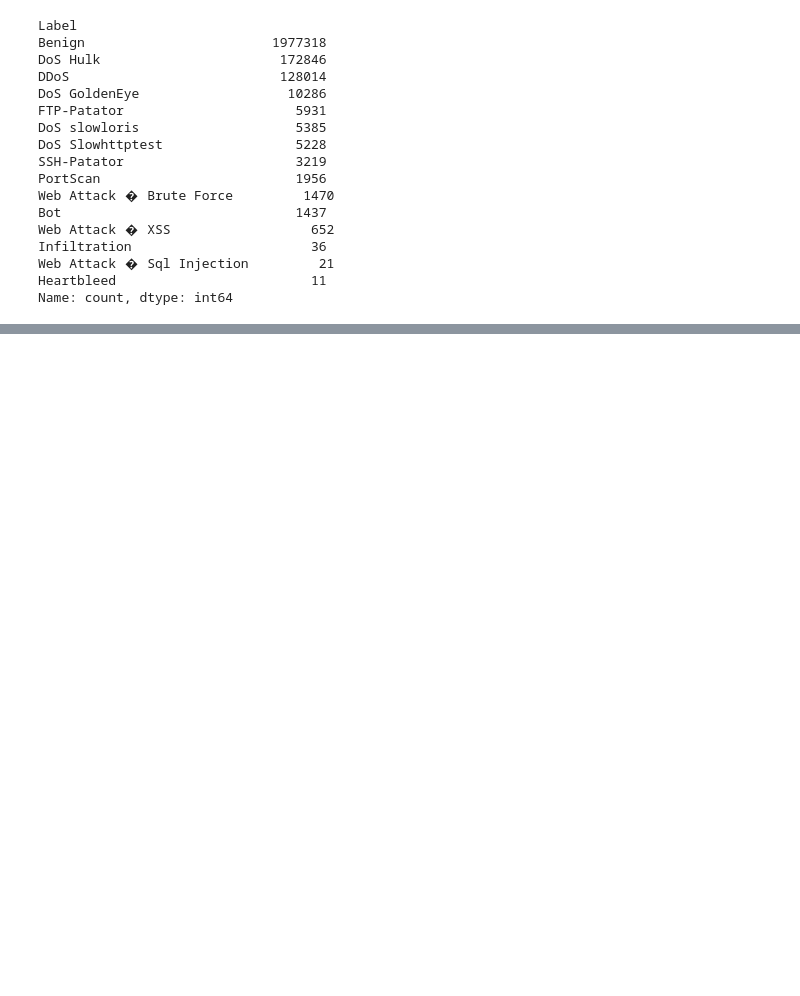
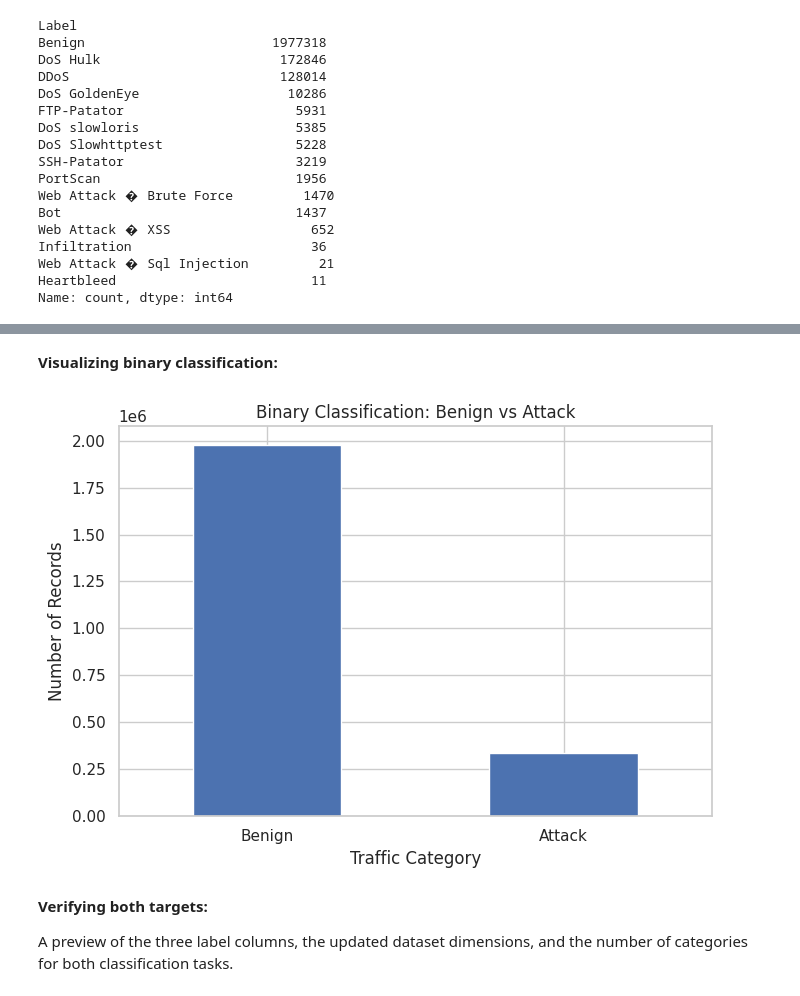
Before and after one commit to mynameisBhagya/ids-cicids2017, a Jupyter notebook: notebooks/CICIDS2017_Intrusion_Detection_Project.ipynb, the cells around one changed output, grey strips where cells are left out. Cells and saved outputs as stored; diff of their text form; code cells hidden in the pictures; blank space fills up the shorter version.

```diff
--- a/notebooks/CICIDS2017_Intrusion_Detection_Project.ipynb
+++ b/notebooks/CICIDS2017_Intrusion_Detection_Project.ipynb
@@ -276,0 +492,18 @@ Name: count, dtype: int64
+# %%
+# Identify records labelled as BENIGN, ignoring letter case
+benign_mask = df["Multiclass_Label"].str.upper() == "BENIGN"
+
+# Check that the dataset contains benign records
+if not benign_mask.any():
+    raise ValueError("BENIGN category was not found. Check the label names.")
+
+# Assign Benign to normal traffic and Attack to all other categories
+df["Binary_Label"] = np.where(
+    benign_mask,
+    "Benign",
+    "Attack"
+)
+
+# Display the binary classification counts
+print("Binary classification distribution:")
+display(df["Binary_Label"].value_counts().to_frame(name="Record Count"))
@@ -276,0 +516,27 @@ Name: count, dtype: int64
+# %% [markdown]
+**Visualizing binary classification:**
+# %%
+# Count the records in each binary category
+binary_counts = df["Binary_Label"].value_counts()
+
+# Create a bar chart
+plt.figure(figsize=(7, 5))
+
+# Plot the binary category counts
+binary_counts.plot(kind="bar")
+
+# Add chart labels and title
+plt.title("Binary Classification: Benign vs Attack")
+plt.xlabel("Traffic Category")
+plt.ylabel("Number of Records")
+
+# Display the chart
+plt.xticks(rotation=0)
+plt.tight_layout()
+plt.show()
+# %% [output]
+[figure, added]
+# %% [markdown]
+**Verifying both targets:**
+
+A preview of the three label columns, the updated dataset dimensions, and the number of categories for both classification tasks.
```
Also changed, not shown: parts of 99 cells of this notebook.
